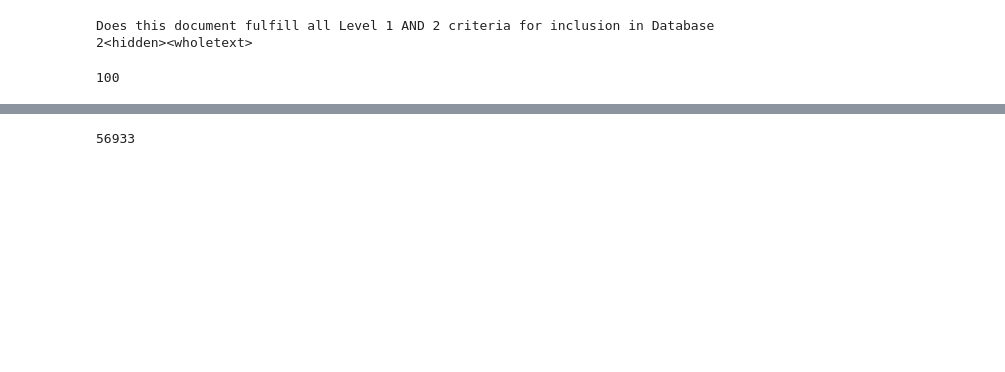
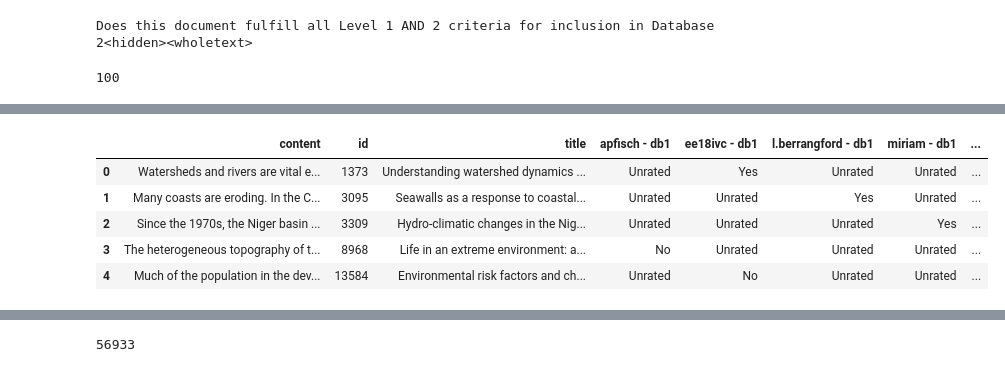
Before and after one commit to mcc-apsis/adaptation-tracking, a Jupyter notebook: check-multiscreen.ipynb, the cells around one changed output, grey strips where cells are left out. Drawn from its saved outputs; the diff is of its cells as text; code cells hidden in the pictures; blank space fills up the shorter version.

```diff
--- a/check-multiscreen.ipynb
+++ b/check-multiscreen.ipynb
@@ -94,0 +296,10 @@ doc_df.head(20)
+# %%
+doc_df['link'] = "https://apsis.mcc-berlin.net/scoping/document/193/" + doc_df['id'].astype(str)
+doc_df.head()
+# %% [output]
+|  | content | id | title | apfisch - db1 | ee18ivc - db1 | l.berrangford - db1 | miriam - db1 | ... |
+| 0 | Watersheds and rivers are vital e... | 1373 | Understanding watershed dynamics ... | Unrated | Yes | Unrated | Unrated | ... |
+| 1 | Many coasts are eroding. In the C... | 3095 | Seawalls as a response to coastal... | Unrated | Unrated | Yes | Unrated | ... |
+| 2 | Since the 1970s, the Niger basin ... | 3309 | Hydro-climatic changes in the Nig... | Unrated | Unrated | Unrated | Yes | ... |
+| 3 | The heterogeneous topography of t... | 8968 | Life in an extreme environment: a... | No | Unrated | Unrated | Unrated | ... |
+| 4 | Much of the population in the dev... | 13584 | Environmental risk factors and ch... | Unrated | No | Unrated | Unrated | ... |
```
Also changed, not shown: parts of 13 cells of this notebook, 3 other files.
